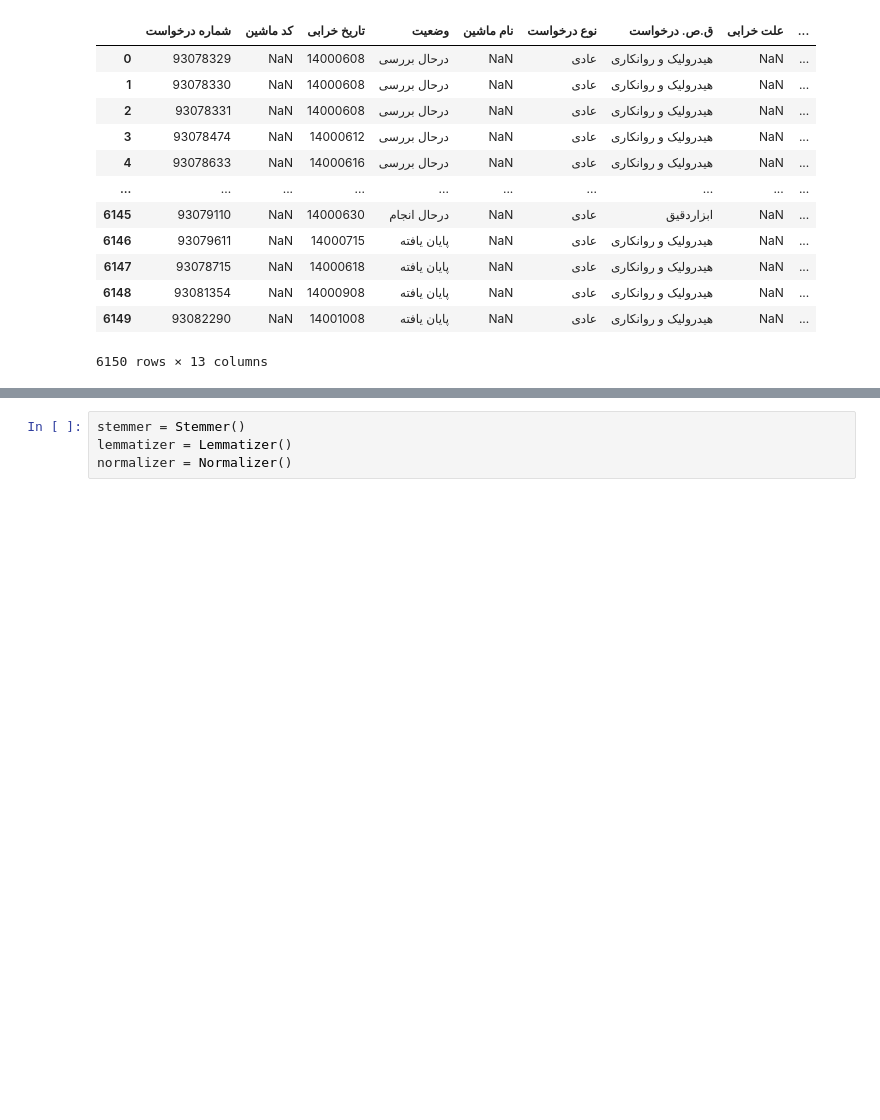
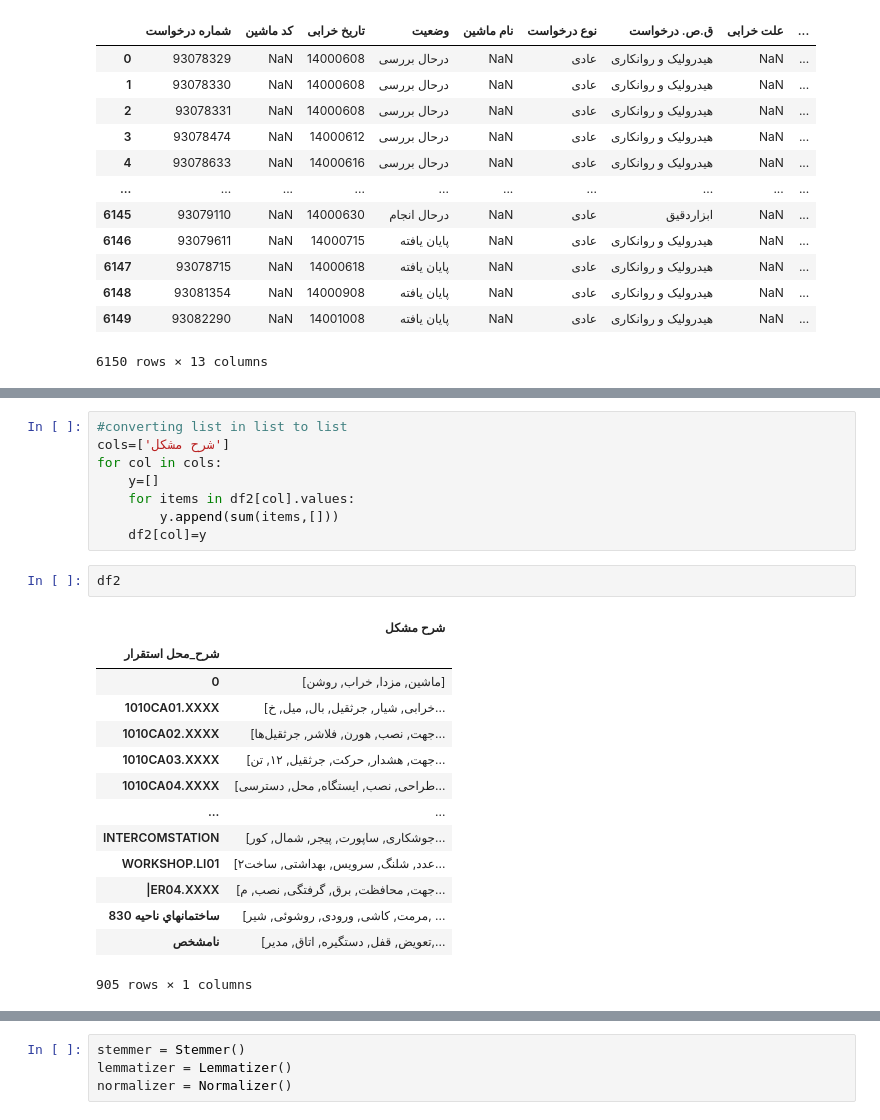
Before and after one commit to heidaralavi/persian_document_classification, a Jupyter notebook: preprocessing on text.ipynb, the cells around one changed output, grey strips where cells are left out. Drawn from its saved outputs; the diff is of its cells as text; blank space fills up the shorter version.

```diff
--- a/preprocessing on text.ipynb
+++ b/preprocessing on text.ipynb
@@ -296,0 +179,25 @@ memory usage: 32.0+ bytes
+# %%
+#converting list in list to list
+cols=['شرح مشكل']
+for col in cols:
+    y=[]
+    for items in df2[col].values:
+        y.append(sum(items,[]))
+    df2[col]=y
+# %%
+df2
+# %% [output]
+|  | شرح مشكل |
+| شرح_محل استقرار |  |
+| 0 | [ماشین, مزدا, خراب, روشن] |
+| 1010CA01.XXXX | [خرابی, شیار, جرثقیل, بال, میل, خ... |
+| 1010CA02.XXXX | [جهت, نصب, هورن, فلاشر, جرثقیل‌ها... |
+| 1010CA03.XXXX | [جهت, هشدار, حرکت, جرثقیل, ۱۲, تن... |
+| 1010CA04.XXXX | [طراحی, نصب, ایستگاه, محل, دسترسی... |
+| ... | ... |
+| INTERCOMSTATION | [جوشکاری, ساپورت, پیجر, شمال, کور... |
+| WORKSHOP.LI01 | [۲عدد, شلنگ, سرویس, بهداشتی, ساخت... |
+| |ER04.XXXX | [جهت, محافظت, برق, گرفتگی, نصب, م... |
+| ساختمانهاي ناحيه 830 | [مرمت, کاشی, ورودی, روشوئی, شیر, ... |
+| نامشخص | [تعویض, قفل, دستگیره, اتاق, مدیر,... |
+905 rows × 1 columns
```
Also changed, not shown: parts of 23 cells of this notebook.
